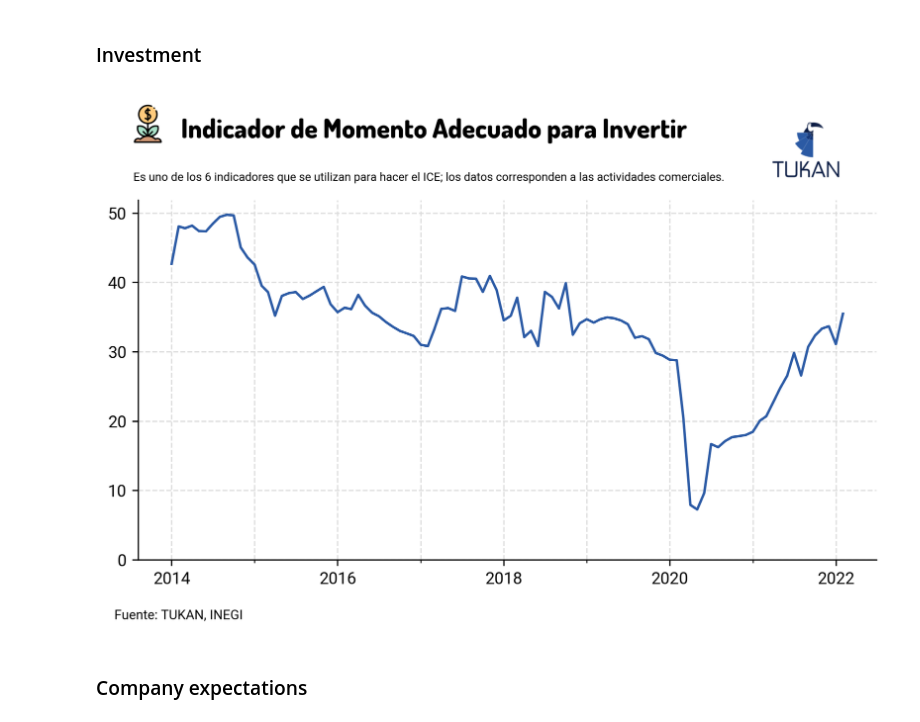
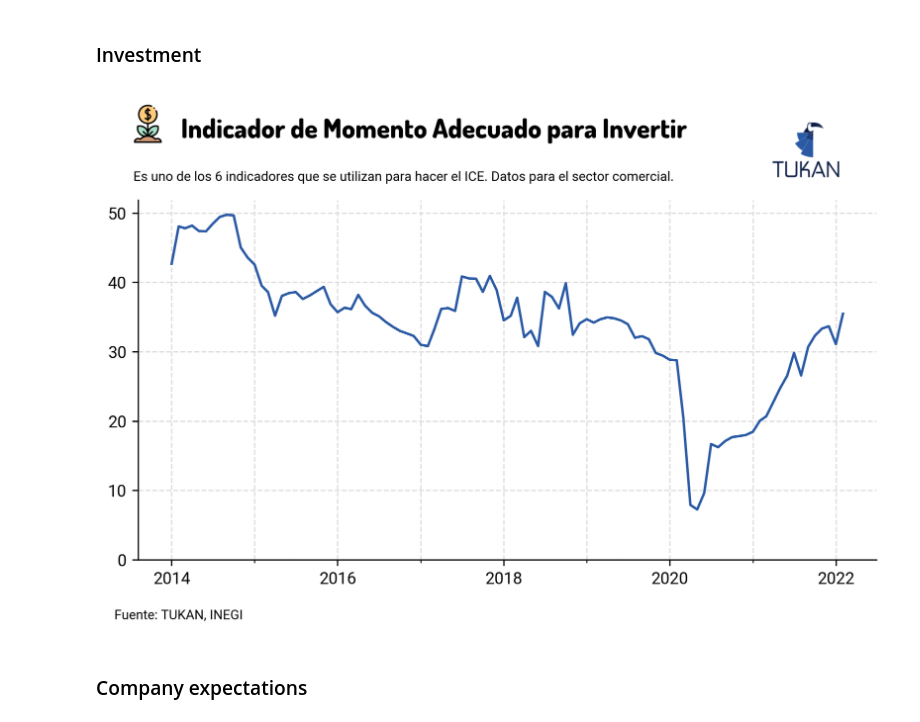
Before and after one commit to TukanMx/tukan_notebooks, a Jupyter notebook: social/social_media/emoe/emoe.ipynb, the cells around one changed output. Drawn from its saved outputs; the diff is of its cells as text; code cells hidden in the pictures.

Commit message:
final plots for blog and social media

```diff
--- a/social/social_media/emoe/emoe.ipynb
+++ b/social/social_media/emoe/emoe.ipynb
@@ -657,47 +656,47 @@ fig.text(
 fig.text(
     0.12,
     0.92,
-    "Es uno de los 6 indicadores que se utilizan para hacer el ICE; los datos corresponden a las actividades comerciales.",
-    size=7
+    "Es uno de los 6 indicadores que se utilizan para hacer el ICE. Datos para el sector comercial.",
+    size=8
 )
 
 # Add footer
 fig.text(0.1, -0, "Fuente: TUKAN, INEGI", fontsize=8)
 
 # Save plot with TUKAN logo, transparent and white
 # plt.savefig(
 #     "plots/inv_no_logo.png",
 #     dpi=300,
 #     bbox_inches="tight",
 #     # facecolor="white",
 #     edgecolor="none",
 #     transparent=True,
 # )
 
 tukan_im = image.imread(module_path + "\\assets\\logo\\logo192.png")
 newax = fig.add_axes([0.7, .88, 0.18, 0.21], anchor="NE", zorder=1)
 newax.imshow(tukan_im)
 newax.axis("off")
 
-# plt.savefig(
-#     "plots/inv_logo.png",
-#     dpi=300,
-#     bbox_inches="tight",
-#     # facecolor="white",
-#     edgecolor="none",
-#     transparent=True,
-# )
+plt.savefig(
+    "plots/inv_logo.png",
+    dpi=300,
+    bbox_inches="tight",
+    # facecolor="white",
+    edgecolor="none",
+    transparent=True,
+)
 
 plt.savefig(
     "plots/inv_white_logo.png",
     dpi=300,
     bbox_inches="tight",
     facecolor="white",
     edgecolor="none",
     transparent=False,
 )
 # %% [output]
-[figure, old version]
+[figure, new version]
 # %% [markdown]
 ### Company expectations
 # %%
```
Also changed, not shown: parts of 4 cells of this notebook.
